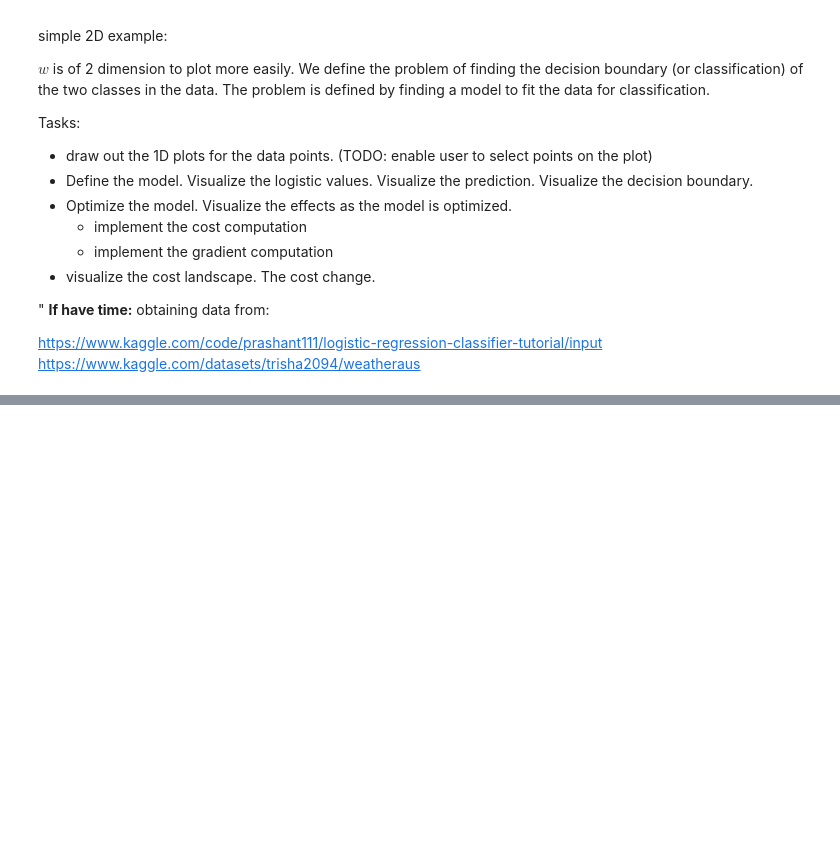
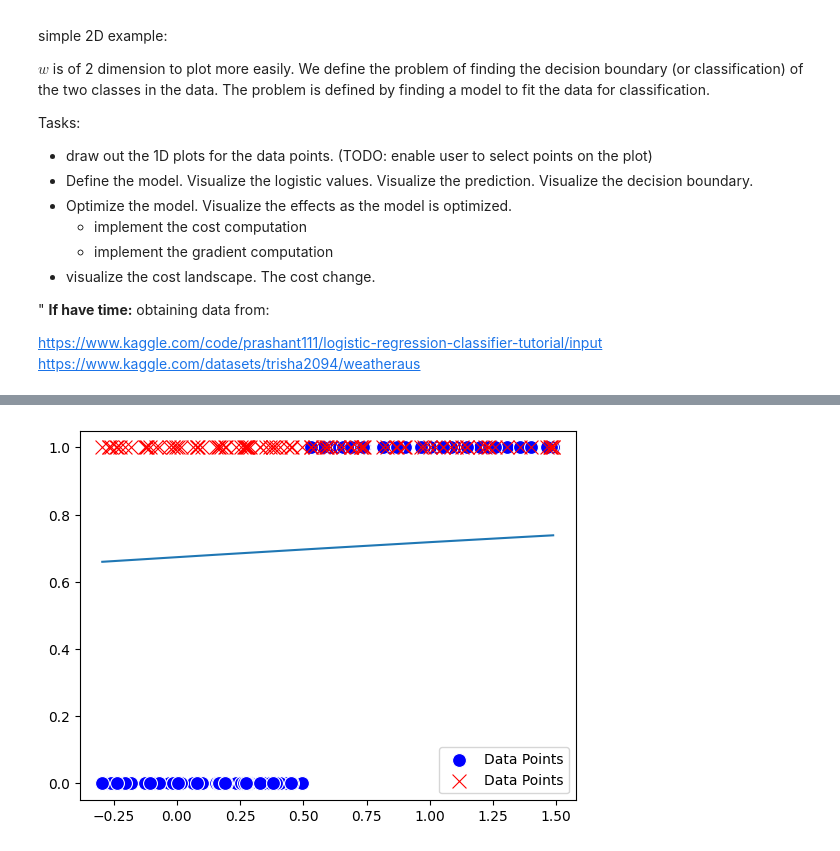
Before and after one commit to MiaoDragon/ML-data-science-prep-interview, a Jupyter notebook: machine learning/supervised learning/logistic regression/example-1.ipynb, the cells around one changed output, grey strips where cells are left out. Saved outputs shown, nothing was run; the diff lists cells and outputs as text; code cells hidden in the pictures; blank space fills up the shorter version.

Commit message:
implemented logistic regression for 1D classifcation problem.

```diff
--- a/machine learning/supervised learning/logistic regression/example-1.ipynb
+++ b/machine learning/supervised learning/logistic regression/example-1.ipynb
@@ -32,0 +188,23 @@ https://www.kaggle.com/datasets/trisha2094/weatheraus
+# %%
+# code for plotting the prediction results comparing against the training dataset
+# visualize the labels and the logistics values
+
+def visualize_model(x, y, model):
+    """
+    x shape: Nx1
+    y shape: N
+    """
+    sns.scatterplot(x=x.flatten(), y=y, s=100, color='blue', label='Data Points')
+    sns.scatterplot(x=x.flatten(), y=model.predict(x), s=100, marker='x', color='red', label='Data Points')
+    # plot the logistics values
+    xmin = x.min()
+    xmax = x.max()
+    resol = 0.01 # plot resolution
+    n_points = int(np.ceil((xmax-xmin) / resol))
+    logistics_xs = np.linspace(start=xmin, stop=xmax, num=n_points).reshape((-1,1))
+    sns.lineplot(x=logistics_xs.flatten(), y=model.predict_logistics(logistics_xs))
+
+logistics_model = Model(np.random.random((2)))
+visualize_model(data_x, data_y, logistics_model)
+# %% [output]
+[figure, added]
```
Also changed, not shown: parts of 14 cells of this notebook.
